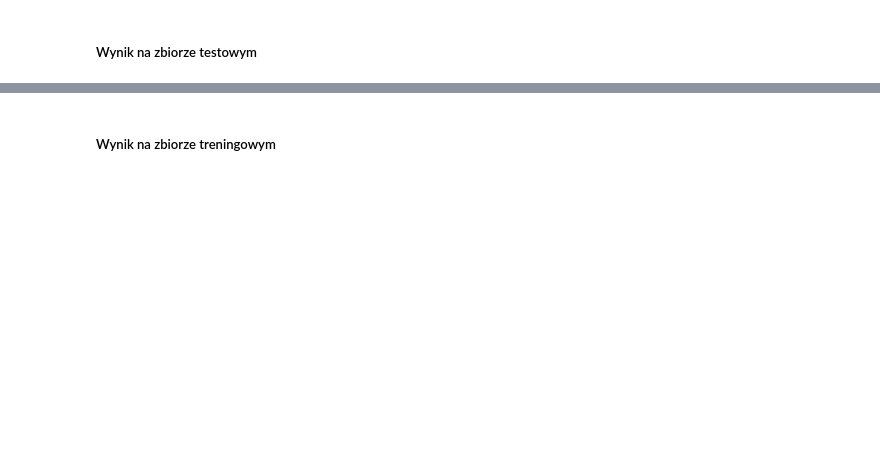
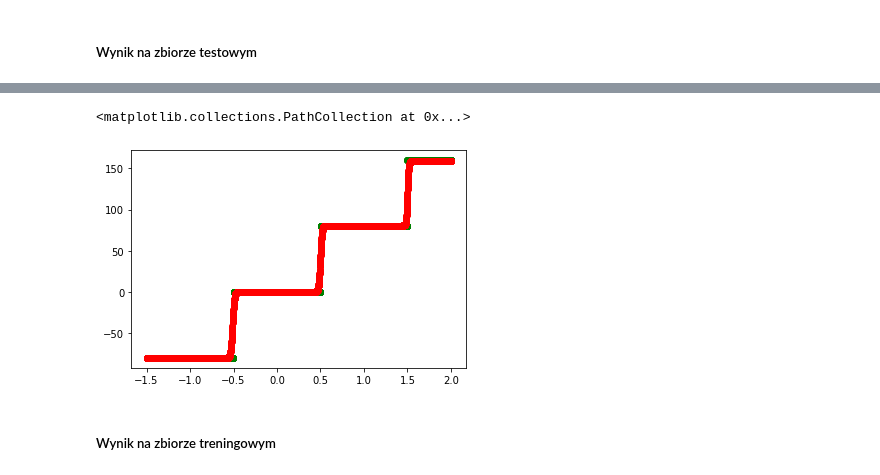
Before and after one commit to niladrem/mioad, a Jupyter notebook: lab02.ipynb, the cells around one changed output, grey strips where cells are left out. Cells and saved outputs as stored; diff of their text form; code cells hidden in the pictures; blank space fills up the shorter version.

```diff
--- a/lab02.ipynb
+++ b/lab02.ipynb
@@ -464,8 +469,8 @@ metrics.mean_absolute_error(test_df['y'], y_pred)
 # %%
 %%time
 np.random.seed(2137)
-mlp = Network(["sigmoid", "linear"], [1,5,1])
-mlp.train_network(np.expand_dims(train_df['x'], 1), np.expand_dims(train_df['y'], 1), n_epoch=100, l_rate=1e-1, batch_size=16)
+mlp = Network(["sigmoid", "linear"], [1,5,1], gen_type="norm", norm=False)
+mlp.train_network(np.expand_dims(train_df['x'], 1), np.expand_dims(train_df['y'], 1), n_epoch=50, l_rate=1e-1, batch_size=32)
 
 y_pred = mlp.predict(np.expand_dims(train_df['x'], 1))
 y_pred = np.squeeze(y_pred)
@@ -476,3 +482,5 @@ KeyboardInterrupt:
+<matplotlib.collections.PathCollection at 0x...>
+[figure, added]
 # %% [markdown]
 ##### Wynik na zbiorze treningowym
 # %%
```
Also changed, not shown: parts of 22 cells of this notebook.
